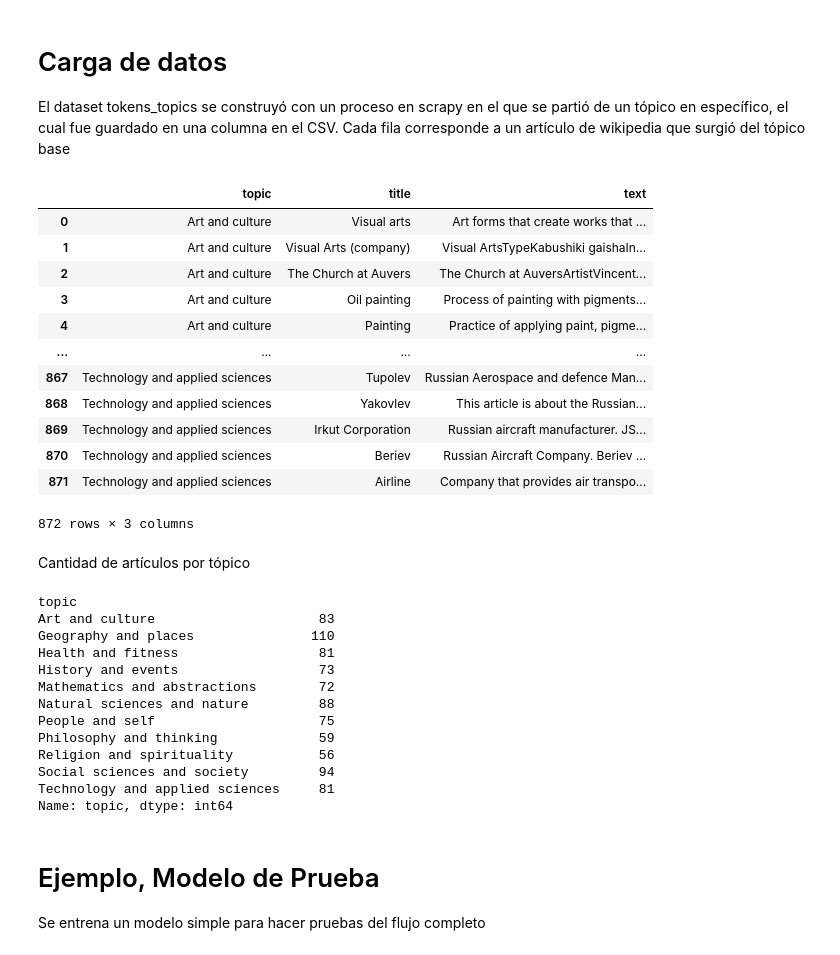
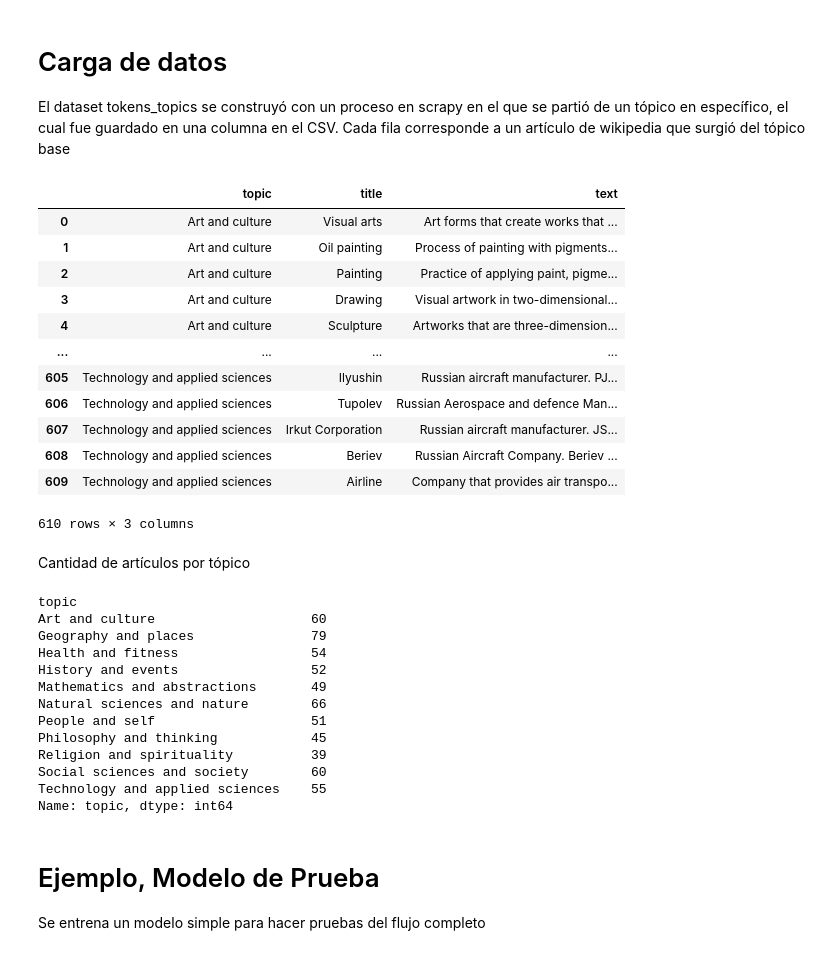
Before and after one commit to EquipoAlfaBuenaMaravillaOndaDinamita/cmiads-tmnlp-h4, a Jupyter notebook: main.ipynb, the cells around one changed output. Saved outputs shown, nothing was run; the diff lists cells and outputs as text; code cells hidden in the pictures.

```diff
--- a/main.ipynb
+++ b/main.ipynb
@@ -285,41 +303,41 @@ def plot_cloud(model, export=False):
 # Carga de datos
 El dataset tokens_topics se construyó con un proceso en scrapy en el que se partió de un tópico en específico, el cual fue guardado en una columna en el CSV. Cada fila corresponde a un artículo de wikipedia que surgió del tópico base
 # %%
-df = pd.read_csv('data/tokens_topics.csv')
-data = df.text.values.tolist()
+train = pd.read_csv('data/train.csv')
+test = pd.read_csv('data/test.csv')
 # %%
-df
+train
 # %% [output]
 |  | topic | title | text |
 | 0 | Art and culture | Visual arts | Art forms that create works that ... |
-| 1 | Art and culture | Visual Arts (company) | Visual ArtsTypeKabushiki gaishaIn... |
-| 2 | Art and culture | The Church at Auvers | The Church at AuversArtistVincent... |
-| 3 | Art and culture | Oil painting | Process of painting with pigments... |
-| 4 | Art and culture | Painting | Practice of applying paint, pigme... |
+| 1 | Art and culture | Oil painting | Process of painting with pigments... |
+| 2 | Art and culture | Painting | Practice of applying paint, pigme... |
+| 3 | Art and culture | Drawing | Visual artwork in two-dimensional... |
+| 4 | Art and culture | Sculpture | Artworks that are three-dimension... |
 | ... | ... | ... | ... |
-| 867 | Technology and applied sciences | Tupolev | Russian Aerospace and defence Man... |
-| 868 | Technology and applied sciences | Yakovlev | This article is about the Russian... |
-| 869 | Technology and applied sciences | Irkut Corporation | Russian aircraft manufacturer. JS... |
-| 870 | Technology and applied sciences | Beriev | Russian Aircraft Company. Beriev ... |
-| 871 | Technology and applied sciences | Airline | Company that provides air transpo... |
+| 605 | Technology and applied sciences | Ilyushin | Russian aircraft manufacturer. PJ... |
+| 606 | Technology and applied sciences | Tupolev | Russian Aerospace and defence Man... |
+| 607 | Technology and applied sciences | Irkut Corporation | Russian aircraft manufacturer. JS... |
+| 608 | Technology and applied sciences | Beriev | Russian Aircraft Company. Beriev ... |
+| 609 | Technology and applied sciences | Airline | Company that provides air transpo... |
-872 rows × 3 columns
+610 rows × 3 columns
 # %% [markdown]
 Cantidad de artículos por tópico
 # %%
-df.groupby(['topic'])['topic'].count()
+train.groupby(['topic'])['topic'].count()
 # %% [output]
 topic
-Art and culture                     83
-Geography and places               110
-Health and fitness                  81
-History and events                  73
-Mathematics and abstractions        72
-Natural sciences and nature         88
-People and self                     75
-Philosophy and thinking             59
-Religion and spirituality           56
-Social sciences and society         94
-Technology and applied sciences     81
+Art and culture                    60
+Geography and places               79
+Health and fitness                 54
+History and events                 52
+Mathematics and abstractions       49
+Natural sciences and nature        66
+People and self                    51
+Philosophy and thinking            45
+Religion and spirituality          39
+Social sciences and society        60
+Technology and applied sciences    55
 Name: topic, dtype: int64
 # %% [markdown]
 # Ejemplo, Modelo de Prueba
```
Also changed, not shown: parts of 7 cells of this notebook, 5 other files.
